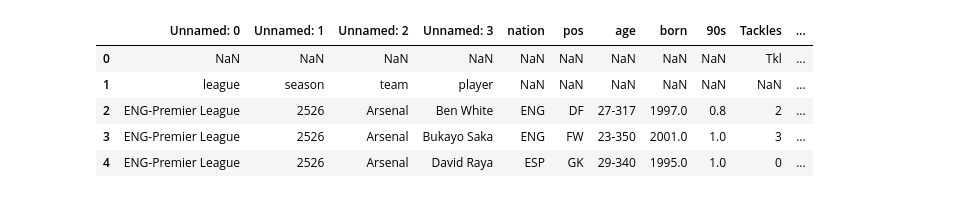
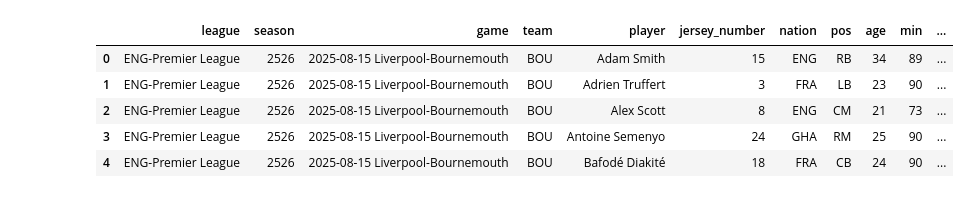
Before and after one commit to Ukandu20/FPL_Assistant, a Jupyter notebook: notebooks/new.ipynb, the cells around one changed output. Drawn from its saved outputs; the diff is of its cells as text; code cells hidden in the pictures.

```diff
--- a/notebooks/new.ipynb
+++ b/notebooks/new.ipynb
@@ -1,17 +1,18 @@
 # %%
 import pandas as pd
+import numpy as np
+import seaborn as sns
+import matplotlib.pyplot as plt
+from matplotlib.patches import Patch, Rectangle
 
-import numpy as np
-pd.set_option("display.max_columns", None)
+defending = pd.read_csv("../data/processed/fbref/ENG-Premier League/2025-2026/player_match/defense.csv")
+defending_df = pd.DataFrame(defending)
 
-data = pd.read_csv("../data/raw/fbref/ENG-Premier League/2025-2026/player_season_defense.csv")
-data_df = pd.DataFrame(data)
+display(defending_df.head())
+# %% [output]
+|  | league | season | game | team | player | jersey_number | nation | pos | age | min | ... |
+| 0 | ENG-Premier League | 2526 | 2025-08-15 Liverpool-Bournemouth | BOU | Adam Smith | 15 | ENG | RB | 34 | 89 | ... |
+| 1 | ENG-Premier League | 2526 | 2025-08-15 Liverpool-Bournemouth | BOU | Adrien Truffert | 3 | FRA | LB | 23 | 90 | ... |
+| 2 | ENG-Premier League | 2526 | 2025-08-15 Liverpool-Bournemouth | BOU | Alex Scott | 8 | ENG | CM | 21 | 73 | ... |
+| 3 | ENG-Premier League | 2526 | 2025-08-15 Liverpool-Bournemouth | BOU | Antoine Semenyo | 24 | GHA | RM | 25 | 90 | ... |
+| 4 | ENG-Premier League | 2526 | 2025-08-15 Liverpool-Bournemouth | BOU | Bafodé Diakité | 18 | FRA | CB | 24 | 90 | ... |
-# %%
-data_df.head()
-# %% [output]
-|  | Unnamed: 0 | Unnamed: 1 | Unnamed: 2 | Unnamed: 3 | nation | pos | age | born | 90s | Tackles | ... |
-| 0 | NaN | NaN | NaN | NaN | NaN | NaN | NaN | NaN | NaN | Tkl | ... |
-| 1 | league | season | team | player | NaN | NaN | NaN | NaN | NaN | NaN | ... |
-| 2 | ENG-Premier League | 2526 | Arsenal | Ben White | ENG | DF | 27-317 | 1997.0 | 0.8 | 2 | ... |
-| 3 | ENG-Premier League | 2526 | Arsenal | Bukayo Saka | ENG | FW | 23-350 | 2001.0 | 1.0 | 3 | ... |
-| 4 | ENG-Premier League | 2526 | Arsenal | David Raya | ESP | GK | 29-340 | 1995.0 | 1.0 | 0 | ... |
```
Also changed, not shown: 40 other files.
